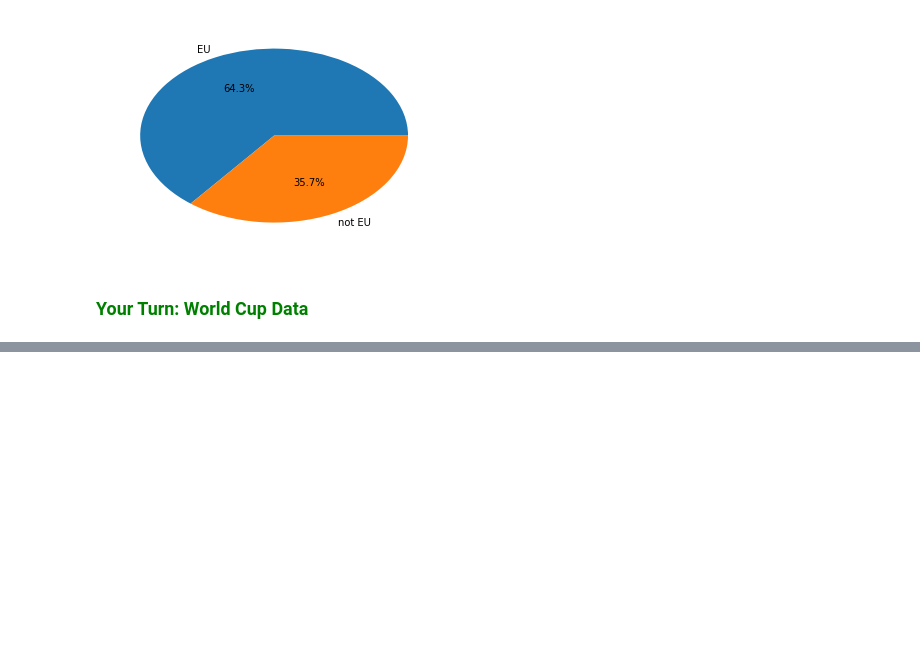
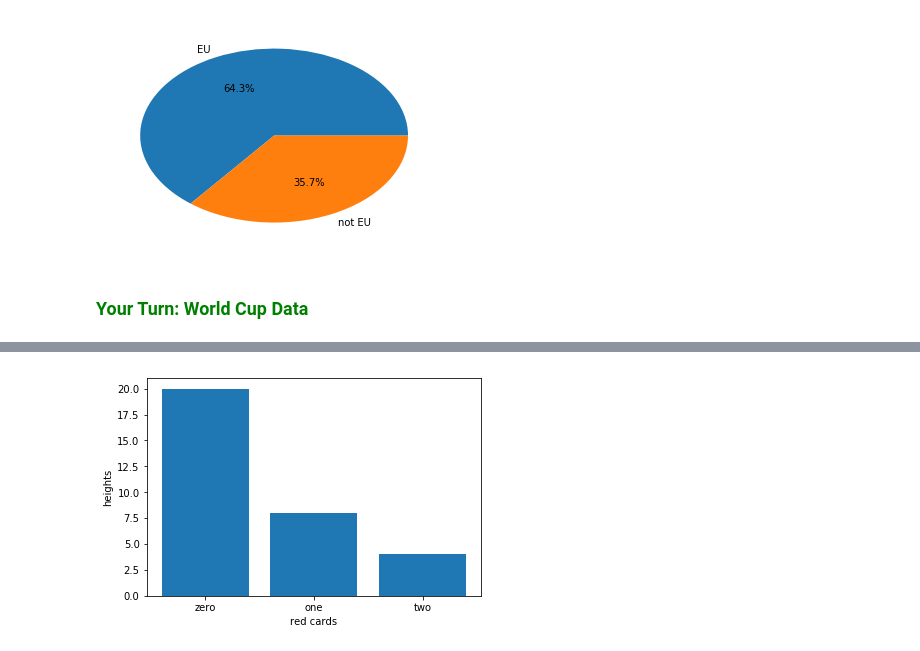
Before and after one commit to eloyekunle/widomPython, a Jupyter notebook: PythonPlotting.ipynb, the cells around one changed output, grey strips where cells are left out. Saved outputs shown, nothing was run; the diff lists cells and outputs as text; code cells hidden in the pictures; blank space fills up the shorter version.

```diff
--- a/PythonPlotting.ipynb
+++ b/PythonPlotting.ipynb
@@ -133,9 +153,25 @@ with open('Teams.csv','rU') as f:
 # %%
 # Create a bar chart showing the number of teams with 0, 1, and 2 red cards.
 # Reminder: redCards is a string, so convert or compare accordingly
 bars = ['zero', 'one', 'two'] # number of red cards
 heights = [0, 0, 0] # number of teams with zero/one/two red cards
 # your code here
+for team in teams:
+    if team['redCards'] == '0':
+        heights[0] += 1
+    elif team['redCards'] == '1':
+        heights[1] += 1
+    elif team['redCards'] == '2':
+        heights[2] += 1
+# print(heights)
+numbars = len(bars)
+plt.xticks(range(numbars), bars)
+plt.bar(range(numbars), heights, align='center')
+plt.xlabel('red cards')
+plt.ylabel('heights')
+plt.show()
+# %% [output]
+[figure, added]
 # %%
 # Create a pie chart showing the relative percentage of teams
 # with 0, 1, and 2 red cards.
```
Also changed, not shown: parts of 3 cells of this notebook.
